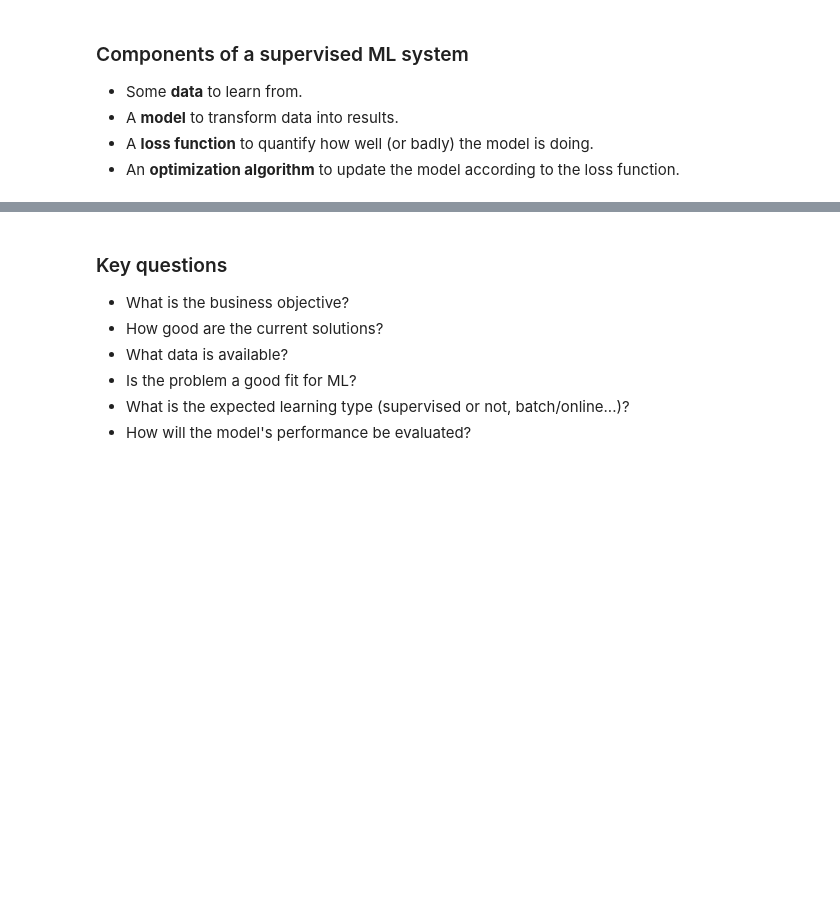
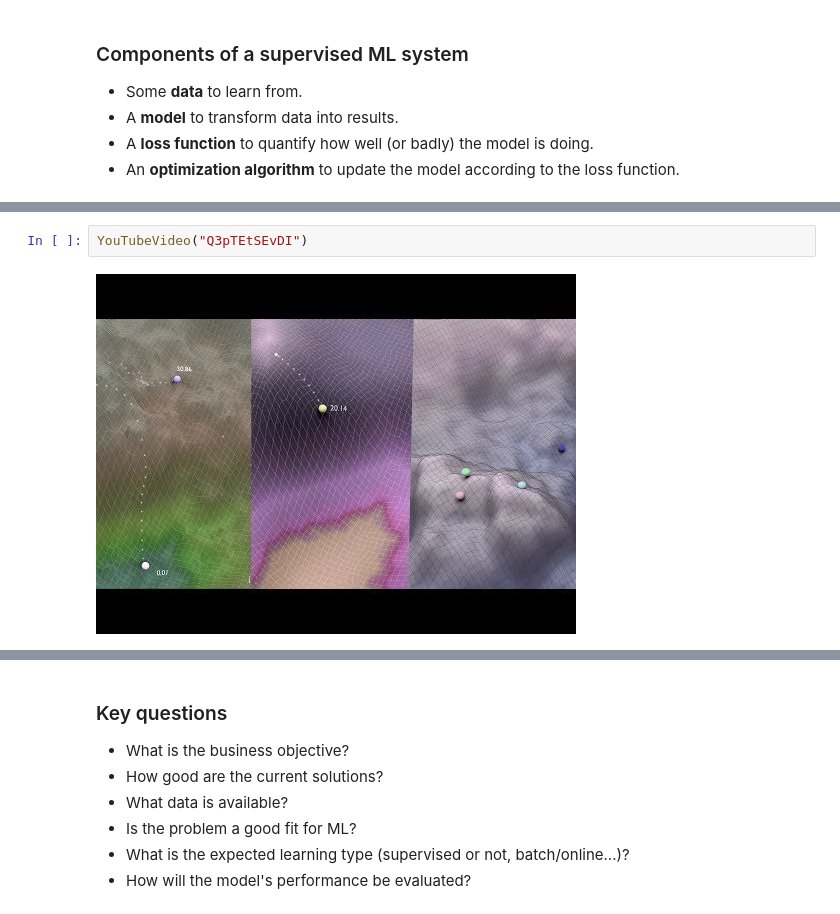
Before and after one commit to bpesquet/ainotes, a Jupyter notebook: docs/ml/principles.ipynb, the cells around one changed output, grey strips where cells are left out. Drawn from its saved outputs; the diff is of its cells as text; blank space fills up the shorter version.

```diff
--- a/docs/ml/principles.ipynb
+++ b/docs/ml/principles.ipynb
@@ -153,0 +260,4 @@ Depending on the task and the model type, several algorithms of various complexi
+# %%
+YouTubeVideo("Q3pTEtSEvDI")
+# %% [output]
+[figure, added]
```
Also changed, not shown: parts of 37 cells of this notebook, 15 other files.
